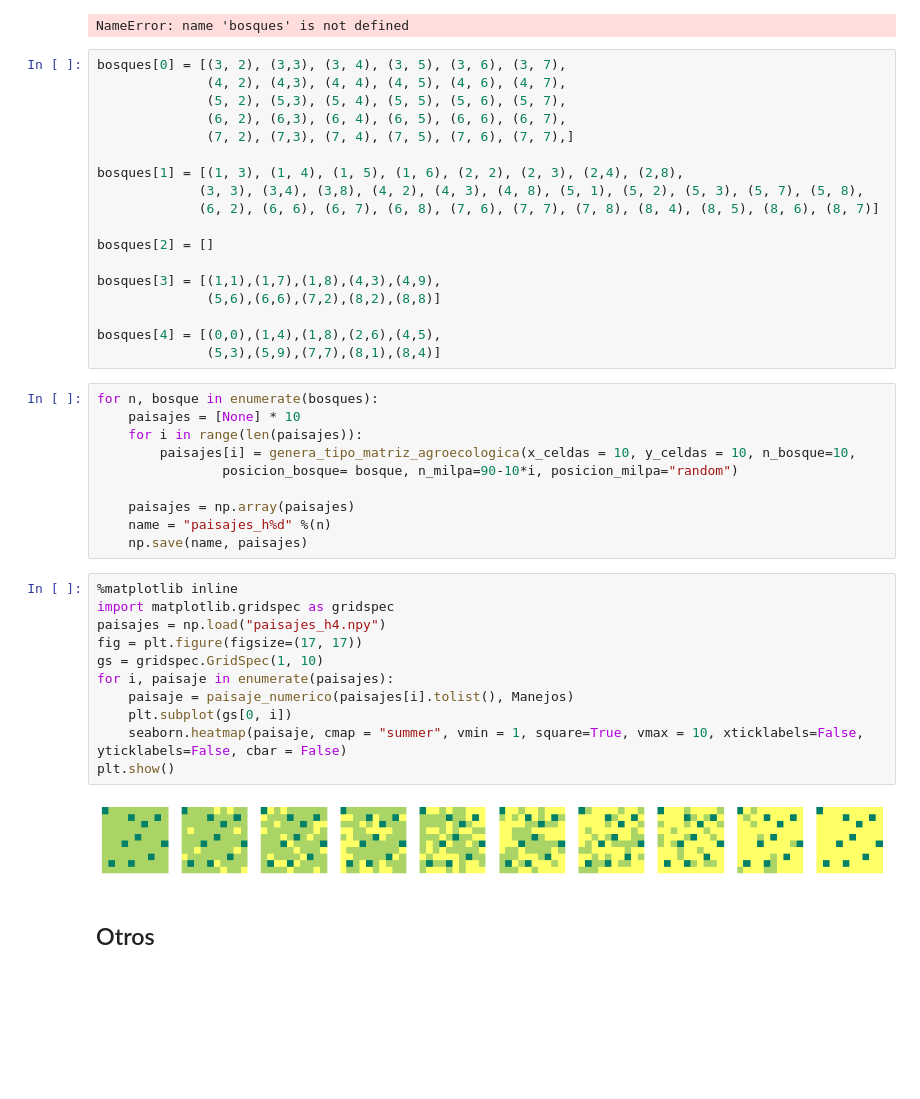
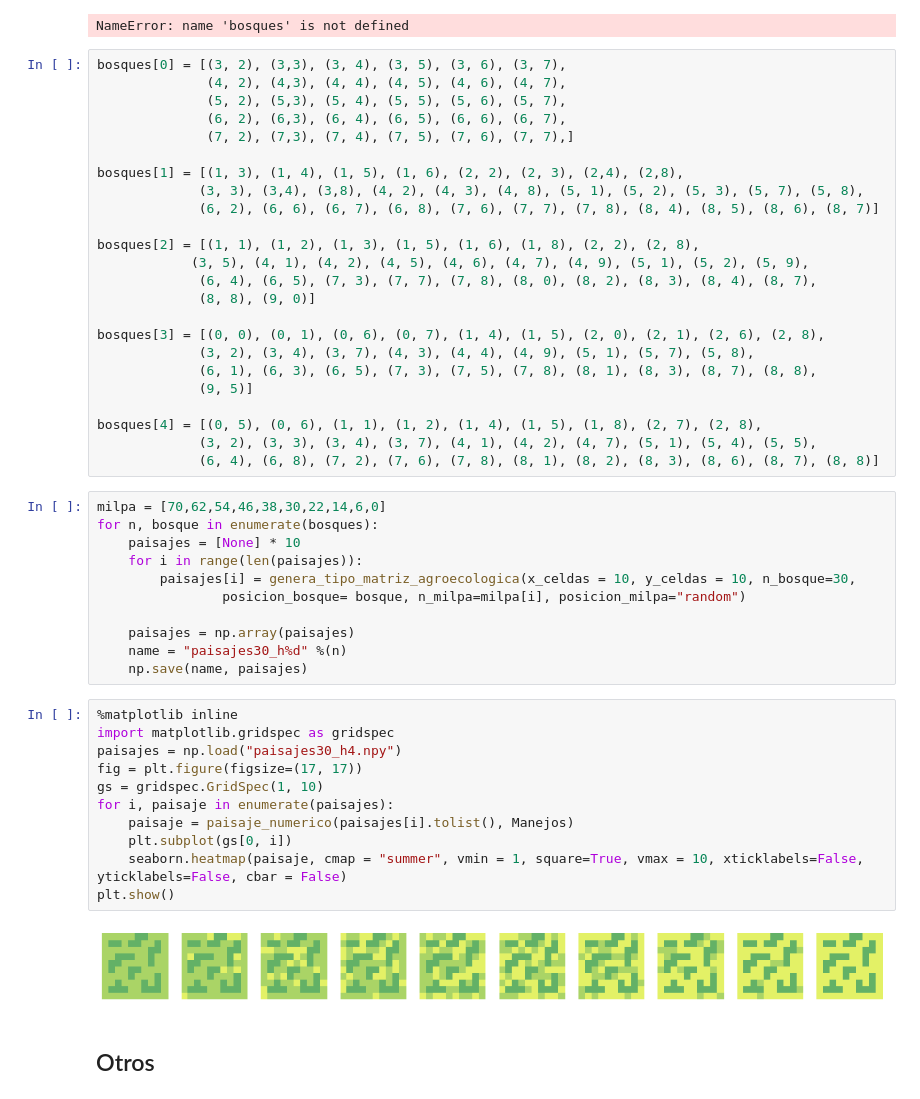
Before and after one commit to iramosp/MatrizAgroecol-gica, a Jupyter notebook: Paisaje.ipynb, the cells around one changed output. Drawn from its saved outputs; the diff is of its cells as text; blank space fills up the shorter version.

Commit message:
Paisajes 30% habitat

```diff
--- a/Paisaje.ipynb
+++ b/Paisaje.ipynb
@@ -118,36 +118,43 @@ bosques[1] = [(1, 3), (1, 4), (1, 5), (1, 6), (2, 2), (2, 3), (2,4), (2,8),
              (3, 3), (3,4), (3,8), (4, 2), (4, 3), (4, 8), (5, 1), (5, 2), (5, 3), (5, 7), (5, 8),
              (6, 2), (6, 6), (6, 7), (6, 8), (7, 6), (7, 7), (7, 8), (8, 4), (8, 5), (8, 6), (8, 7)]
 
-bosques[2] = []
+bosques[2] = [(1, 1), (1, 2), (1, 3), (1, 5), (1, 6), (1, 8), (2, 2), (2, 8),
+            (3, 5), (4, 1), (4, 2), (4, 5), (4, 6), (4, 7), (4, 9), (5, 1), (5, 2), (5, 9),
+             (6, 4), (6, 5), (7, 3), (7, 7), (7, 8), (8, 0), (8, 2), (8, 3), (8, 4), (8, 7),
+             (8, 8), (9, 0)]
 
-bosques[3] = [(1,1),(1,7),(1,8),(4,3),(4,9),
-              (5,6),(6,6),(7,2),(8,2),(8,8)]
+bosques[3] = [(0, 0), (0, 1), (0, 6), (0, 7), (1, 4), (1, 5), (2, 0), (2, 1), (2, 6), (2, 8),
+             (3, 2), (3, 4), (3, 7), (4, 3), (4, 4), (4, 9), (5, 1), (5, 7), (5, 8),
+             (6, 1), (6, 3), (6, 5), (7, 3), (7, 5), (7, 8), (8, 1), (8, 3), (8, 7), (8, 8),
+             (9, 5)]
 
-bosques[4] = [(0,0),(1,4),(1,8),(2,6),(4,5),
-              (5,3),(5,9),(7,7),(8,1),(8,4)]
+bosques[4] = [(0, 5), (0, 6), (1, 1), (1, 2), (1, 4), (1, 5), (1, 8), (2, 7), (2, 8),
+             (3, 2), (3, 3), (3, 4), (3, 7), (4, 1), (4, 2), (4, 7), (5, 1), (5, 4), (5, 5),
+             (6, 4), (6, 8), (7, 2), (7, 6), (7, 8), (8, 1), (8, 2), (8, 3), (8, 6), (8, 7), (8, 8)]
 # %%
+milpa = [70,62,54,46,38,30,22,14,6,0]
 for n, bosque in enumerate(bosques):
     paisajes = [None] * 10
     for i in range(len(paisajes)):
-        paisajes[i] = genera_tipo_matriz_agroecologica(x_celdas = 10, y_celdas = 10, n_bosque=10,
-                posicion_bosque= bosque, n_milpa=90-10*i, posicion_milpa="random")
+        paisajes[i] = genera_tipo_matriz_agroecologica(x_celdas = 10, y_celdas = 10, n_bosque=30,
+                posicion_bosque= bosque, n_milpa=milpa[i], posicion_milpa="random")
 
     paisajes = np.array(paisajes)
-    name = "paisajes_h%d" %(n)
+    name = "paisajes30_h%d" %(n)
     np.save(name, paisajes)
 # %%
 %matplotlib inline
 import matplotlib.gridspec as gridspec
-paisajes = np.load("paisajes_h4.npy")
+paisajes = np.load("paisajes30_h4.npy")
 fig = plt.figure(figsize=(17, 17))
 gs = gridspec.GridSpec(1, 10)
 for i, paisaje in enumerate(paisajes):
     paisaje = paisaje_numerico(paisajes[i].tolist(), Manejos)
     plt.subplot(gs[0, i])
     seaborn.heatmap(paisaje, cmap = "summer", vmin = 1, square=True, vmax = 10, xticklabels=False, yticklabels=False, cbar = False)
 plt.show()
 # %% [output]
-[figure, old version]
+[figure, new version]
 # %% [markdown]
 ## Otros
 # %%
```
Also changed, not shown: 6 other files.
